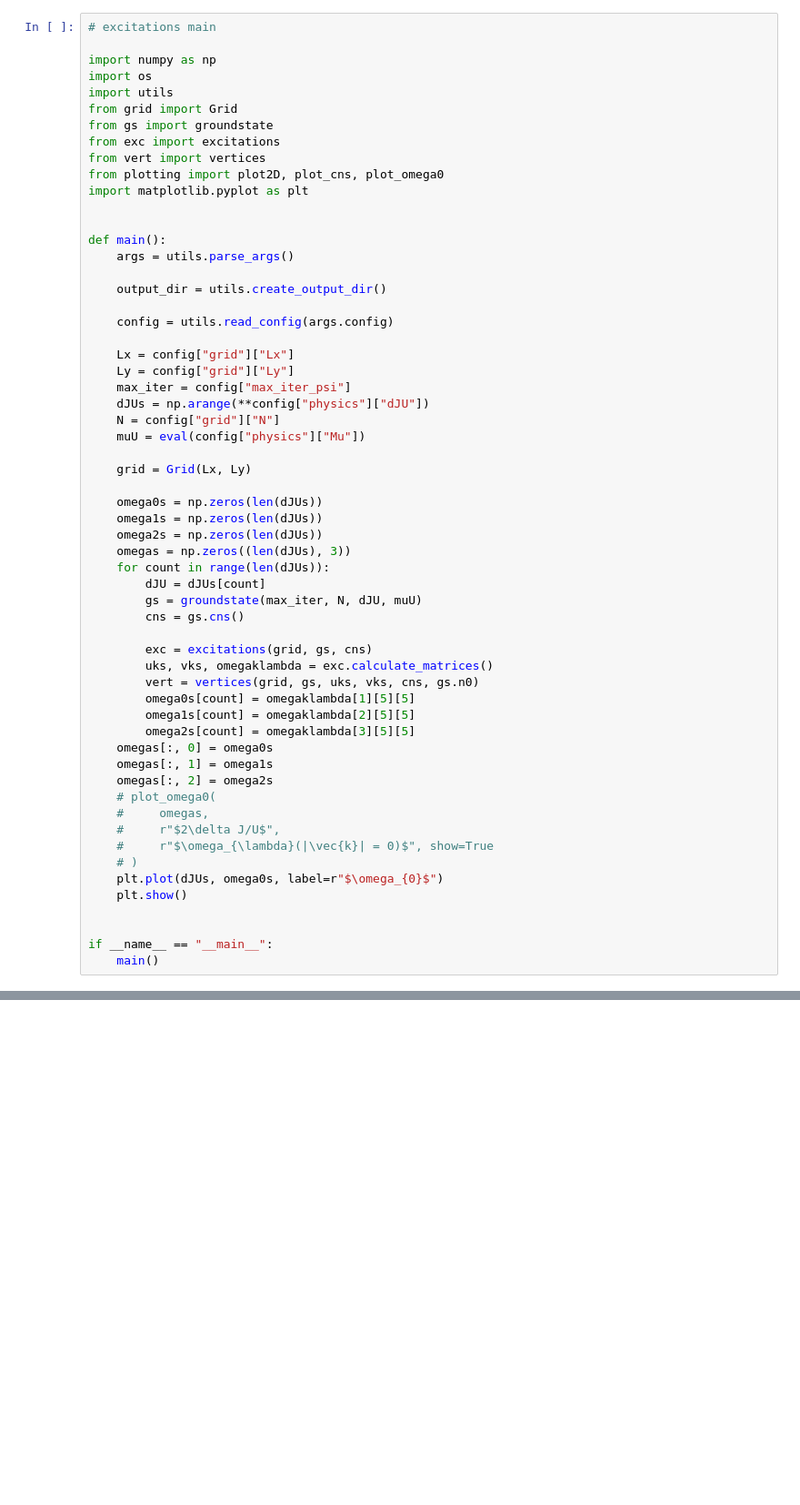
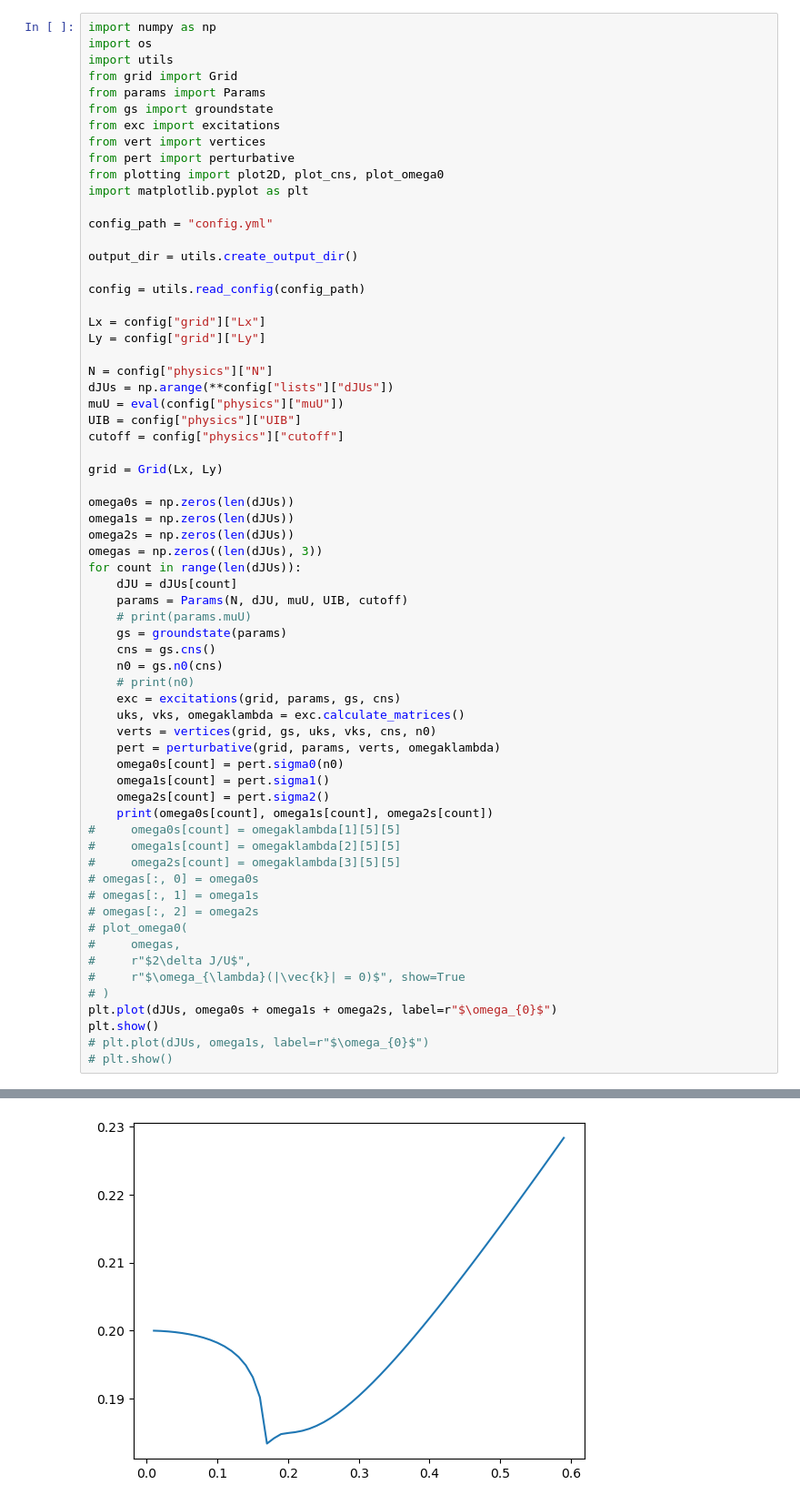
Before and after one commit to ragheedalhyder/BoseHubbard, a Jupyter notebook: src/testing.ipynb, the cells around one changed output, grey strips where cells are left out. Shown: that part at 91% size. Drawn from its saved outputs; the diff is of its cells as text; blank space fills up the shorter version.

Commit message:
perturbative

```diff
--- a/src/testing.ipynb
+++ b/src/testing.ipynb
@@ -1,60 +1,66 @@
 # %%
-# excitations main
-
 import numpy as np
 import os
 import utils
 from grid import Grid
+from params import Params
 from gs import groundstate
 from exc import excitations
 from vert import vertices
+from pert import perturbative
 from plotting import plot2D, plot_cns, plot_omega0
 import matplotlib.pyplot as plt
 
+config_path = "config.yml"
 
-def main():
-    args = utils.parse_args()
+output_dir = utils.create_output_dir()
 
-    output_dir = utils.create_output_dir()
+config = utils.read_config(config_path)
 
-    config = utils.read_config(args.config)
+Lx = config["grid"]["Lx"]
+Ly = config["grid"]["Ly"]
 
-    Lx = config["grid"]["Lx"]
-    Ly = config["grid"]["Ly"]
-    max_iter = config["max_iter_psi"]
-    dJUs = np.arange(**config["physics"]["dJU"])
-    N = config["grid"]["N"]
-    muU = eval(config["physics"]["Mu"])
+N = config["physics"]["N"]
+dJUs = np.arange(**config["lists"]["dJUs"])
+muU = eval(config["physics"]["muU"])
+UIB = config["physics"]["UIB"]
+cutoff = config["physics"]["cutoff"]
 
-    grid = Grid(Lx, Ly)
+grid = Grid(Lx, Ly)
 
-    omega0s = np.zeros(len(dJUs))
-    omega1s = np.zeros(len(dJUs))
-    omega2s = np.zeros(len(dJUs))
-    omegas = np.zeros((len(dJUs), 3))
-    for count in range(len(dJUs)):
-        dJU = dJUs[count]
-        gs = groundstate(max_iter, N, dJU, muU)
-        cns = gs.cns()
-
-        exc = excitations(grid, gs, cns)
-        uks, vks, omegaklambda = exc.calculate_matrices()
-        vert = vertices(grid, gs, uks, vks, cns, gs.n0)
-        omega0s[count] = omegaklambda[1][5][5]
-        omega1s[count] = omegaklambda[2][5][5]
-        omega2s[count] = omegaklambda[3][5][5]
-    omegas[:, 0] = omega0s
-    omegas[:, 1] = omega1s
-    omegas[:, 2] = omega2s
-    # plot_omega0(
-    #     omegas,
-    #     r"$2\delta J/U$",
-    #     r"$\omega_{\lambda}(|\vec{k}| = 0)$", show=True
-    # )
-    plt.plot(dJUs, omega0s, label=r"$\omega_{0}$")
-    plt.show()
-
-
-if __name__ == "__main__":
-    main()
+omega0s = np.zeros(len(dJUs))
+omega1s = np.zeros(len(dJUs))
+omega2s = np.zeros(len(dJUs))
+omegas = np.zeros((len(dJUs), 3))
+for count in range(len(dJUs)):
+    dJU = dJUs[count]
+    params = Params(N, dJU, muU, UIB, cutoff)
+    # print(params.muU)
+    gs = groundstate(params)
+    cns = gs.cns()
+    n0 = gs.n0(cns)
+    # print(n0)
+    exc = excitations(grid, params, gs, cns)
+    uks, vks, omegaklambda = exc.calculate_matrices()
+    verts = vertices(grid, gs, uks, vks, cns, n0)
+    pert = perturbative(grid, params, verts, omegaklambda)
+    omega0s[count] = pert.sigma0(n0)
+    omega1s[count] = pert.sigma1()
+    omega2s[count] = pert.sigma2()
+    print(omega0s[count], omega1s[count], omega2s[count])
+#     omega0s[count] = omegaklambda[1][5][5]
+#     omega1s[count] = omegaklambda[2][5][5]
+#     omega2s[count] = omegaklambda[3][5][5]
+# omegas[:, 0] = omega0s
+# omegas[:, 1] = omega1s
+# omegas[:, 2] = omega2s
+# plot_omega0(
+#     omegas,
+#     r"$2\delta J/U$",
+#     r"$\omega_{\lambda}(|\vec{k}| = 0)$", show=True
+# )
+plt.plot(dJUs, omega0s + omega1s + omega2s, label=r"$\omega_{0}$")
+plt.show()
+# plt.plot(dJUs, omega1s, label=r"$\omega_{0}$")
+# plt.show()
 # %% [output]
@@ -63,0 +84 @@ SystemExit: 2
+[figure, added]
```
Also changed, not shown: parts of 5 cells of this notebook, 9 other files.
